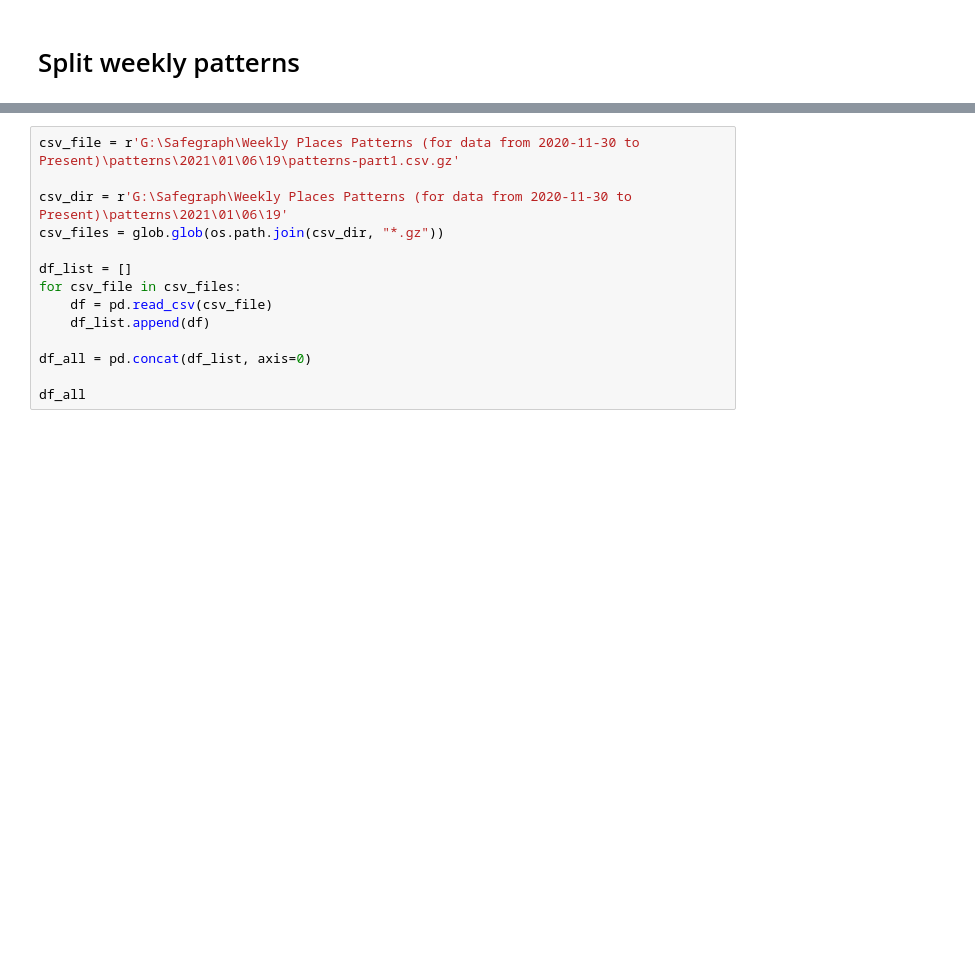
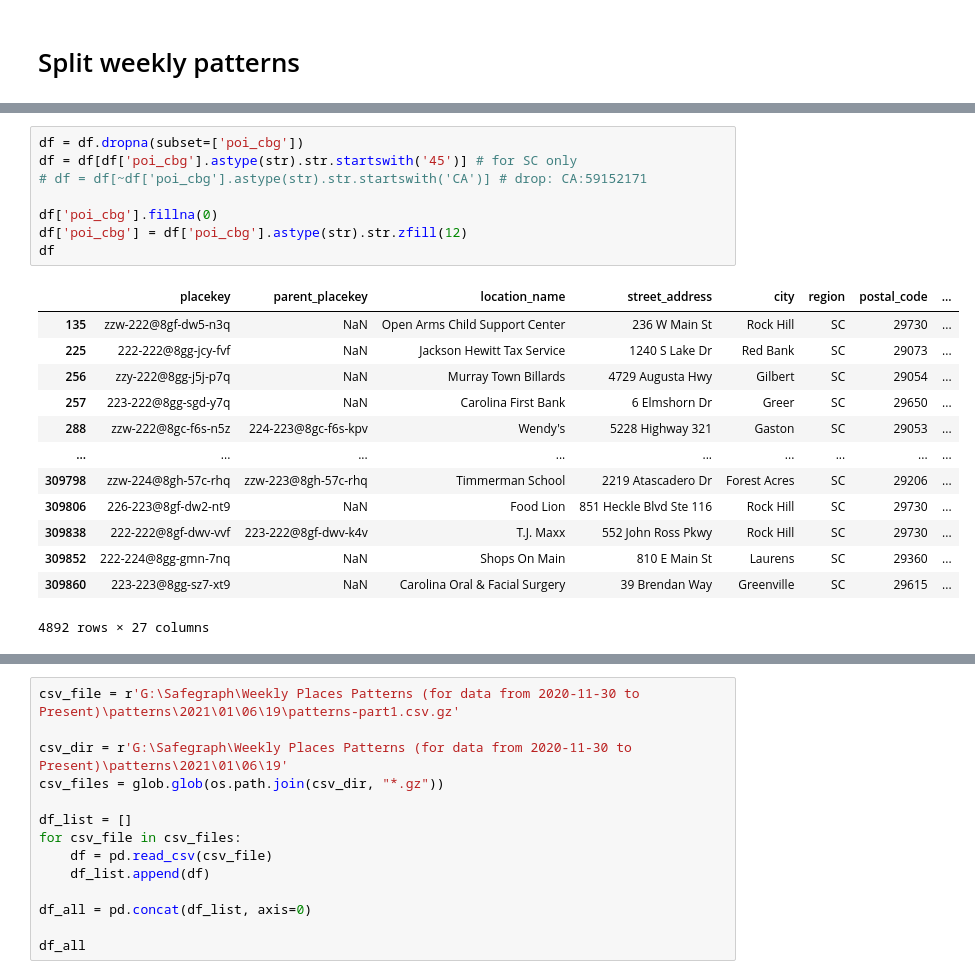
Before and after one commit to gladcolor/safegraph_code, a Jupyter notebook: patterns.ipynb, the cells around one changed output, grey strips where cells are left out. Saved outputs shown, nothing was run; the diff lists cells and outputs as text; blank space fills up the shorter version.

```diff
--- a/patterns.ipynb
+++ b/patterns.ipynb
@@ -2,0 +28,22 @@
+# %%
+df = df.dropna(subset=['poi_cbg'])
+df = df[df['poi_cbg'].astype(str).str.startswith('45')] # for SC only
+# df = df[~df['poi_cbg'].astype(str).str.startswith('CA')] # drop: CA:59152171
+
+df['poi_cbg'].fillna(0)
+df['poi_cbg'] = df['poi_cbg'].astype(str).str.zfill(12)
+df
+# %% [output]
+|  | placekey | parent_placekey | location_name | street_address | city | region | postal_code | ... |
+| 135 | zzw-222@8gf-dw5-n3q | NaN | Open Arms Child Support Center | 236 W Main St | Rock Hill | SC | 29730 | ... |
+| 225 | 222-222@8gg-jcy-fvf | NaN | Jackson Hewitt Tax Service | 1240 S Lake Dr | Red Bank | SC | 29073 | ... |
+| 256 | zzy-222@8gg-j5j-p7q | NaN | Murray Town Billards | 4729 Augusta Hwy | Gilbert | SC | 29054 | ... |
+| 257 | 223-222@8gg-sgd-y7q | NaN | Carolina First Bank | 6 Elmshorn Dr | Greer | SC | 29650 | ... |
+| 288 | zzw-222@8gc-f6s-n5z | 224-223@8gc-f6s-kpv | Wendy's | 5228 Highway 321 | Gaston | SC | 29053 | ... |
+| ... | ... | ... | ... | ... | ... | ... | ... | ... |
+| 309798 | zzw-224@8gh-57c-rhq | zzw-223@8gh-57c-rhq | Timmerman School | 2219 Atascadero Dr | Forest Acres | SC | 29206 | ... |
+| 309806 | 226-223@8gf-dw2-nt9 | NaN | Food Lion | 851 Heckle Blvd Ste 116 | Rock Hill | SC | 29730 | ... |
+| 309838 | 222-222@8gf-dwv-vvf | 223-222@8gf-dwv-k4v | T.J. Maxx | 552 John Ross Pkwy | Rock Hill | SC | 29730 | ... |
+| 309852 | 222-224@8gg-gmn-7nq | NaN | Shops On Main | 810 E Main St | Laurens | SC | 29360 | ... |
+| 309860 | 223-223@8gg-sz7-xt9 | NaN | Carolina Oral & Facial Surgery | 39 Brendan Way | Greenville | SC | 29615 | ... |
+4892 rows × 27 columns
```
Also changed, not shown: parts of 3 cells of this notebook, 3 other files.
